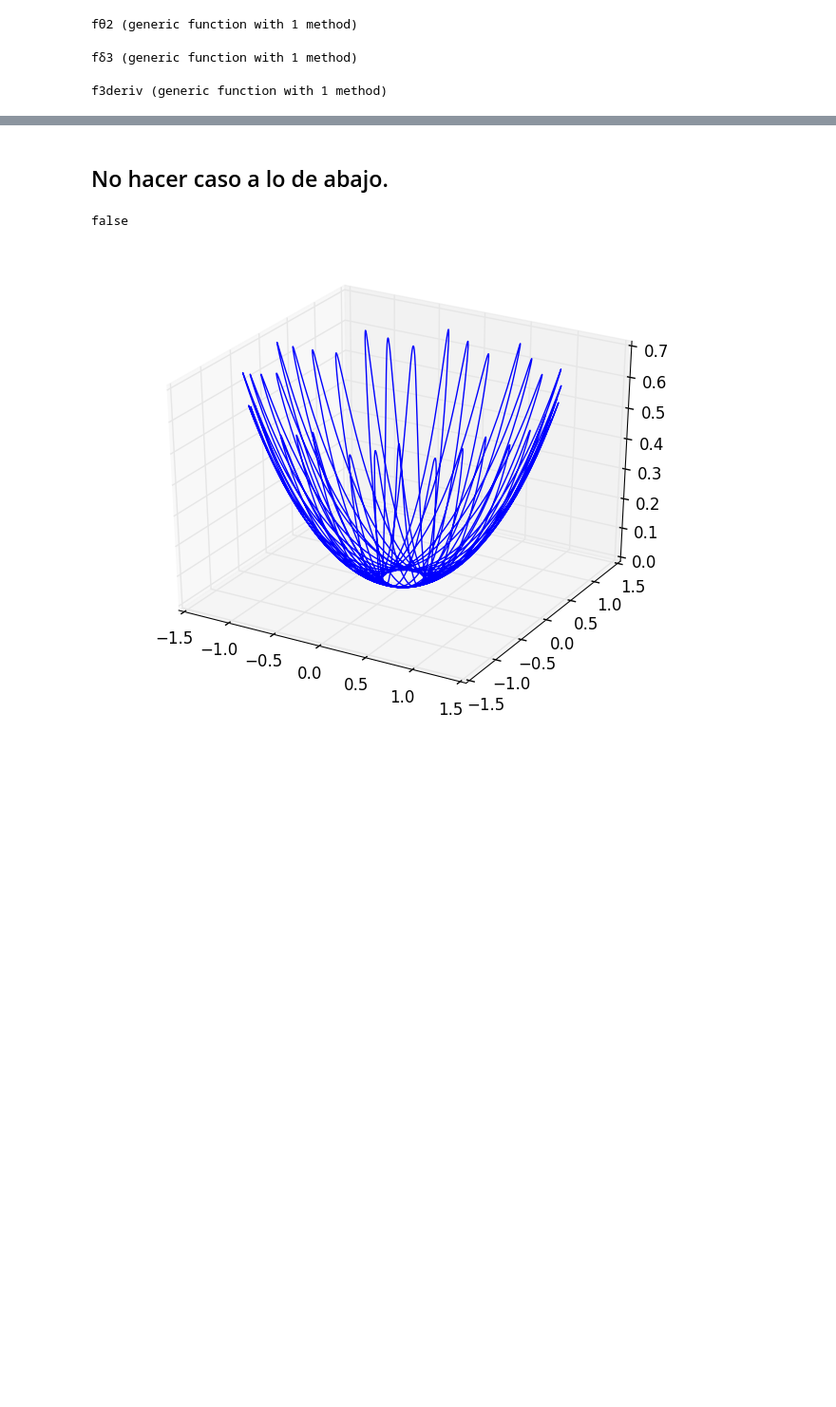
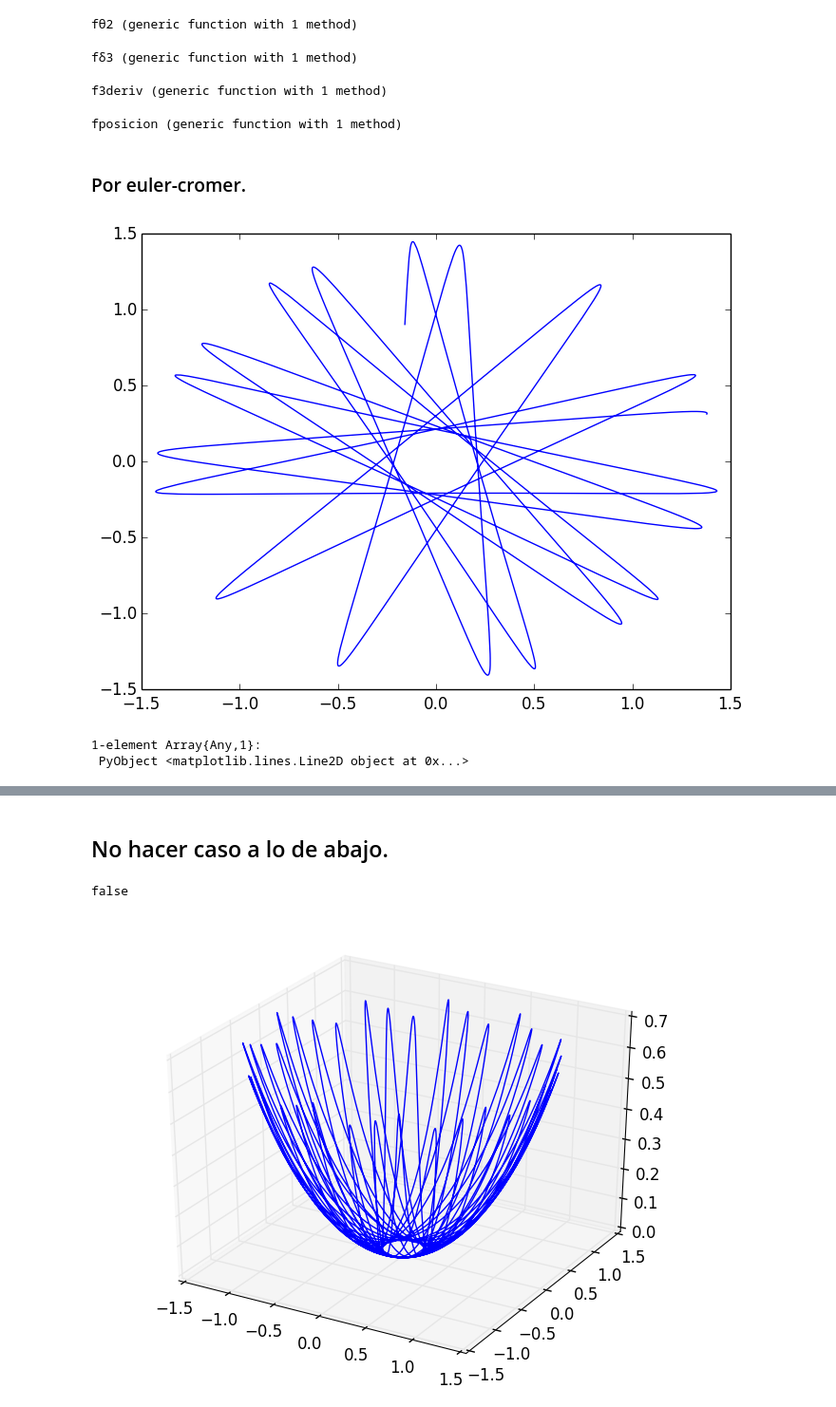
Before and after one commit to GX-Calva-Garcia/Proyecto-Final, a Jupyter notebook: pendulo_polares.ipynb, the cells around one changed output, grey strips where cells are left out. Shown at 95% size. Drawn from its saved outputs; the diff is of its cells as text; code cells hidden in the pictures; blank space fills up the shorter version.

Commit message:
solucion a tres dimensiones con polares

```diff
--- a/pendulo_polares.ipynb
+++ b/pendulo_polares.ipynb
@@ -135,21 +109,0 @@ fposicion (generic function with 1 method)
-# %%
-function euler_cromer(q0,v0,t0,tf,h,f_q,f_v)
-    tf=tf
-    q = Vector{Float32}[]
-    v = Vector{Float32}[]
-    t = Float32[]
-    for ti in t0:h:tf
-        v_nueva = v0 + h*f_v(q0,v0,ti)
-        q_nueva = q0 + h*f_q(q0,v_nueva,ti)
-        q0 = q_nueva
-        v0 = v_nueva
-        push!(t,ti)
-        push!(q,q0)
-        push!(v,v0)
-
-        #if paro(ti,q0,v0) == true
-            #break
-        #end
-    end
-    t,hcat(q...)',hcat(v...)'
-end
@@ -255,8 +183,24 @@ fδ3 (generic function with 1 method)
 f3deriv(r0,v,t)=[fδ3(v[1],v[2],r0[1],r0[2]),fθ2(v[1],v[2],r0[1],r0[2])]
 # %% [output]
 f3deriv (generic function with 1 method)
+# %%
+fposicion(r0,v,t)=v
+# %% [output]
+fposicion (generic function with 1 method)
+# %% [markdown]
+### Por euler-cromer.
 # %%
-t_polar,p_polar,v_polar=euler_cromer([pi/4,pi/14],[0.1,0.1],0.0,60.0,1e-4,fposicion,f3deriv);
+t_polar,p_polar,v_polar=euler_cromer([pi/4,pi/14],[0.1,0.1],0.0,30.0,1e-4,fposicion,f3deriv);
 # %%
 δs=p_polar[:,1];
 θs=p_polar[:,2];
+# %%
+xs = 2*sin(δs).*cos(θs);
+ys = 2*sin(δs).*sin(θs);
+zs = 2 - 2*cos(δs);
+# %%
+plot(xs,ys)
+# %% [output]
+[figure, added]
+1-element Array{Any,1}:
+ PyObject <matplotlib.lines.Line2D object at 0x...>
```
Also changed, not shown: parts of 52 cells of this notebook.
